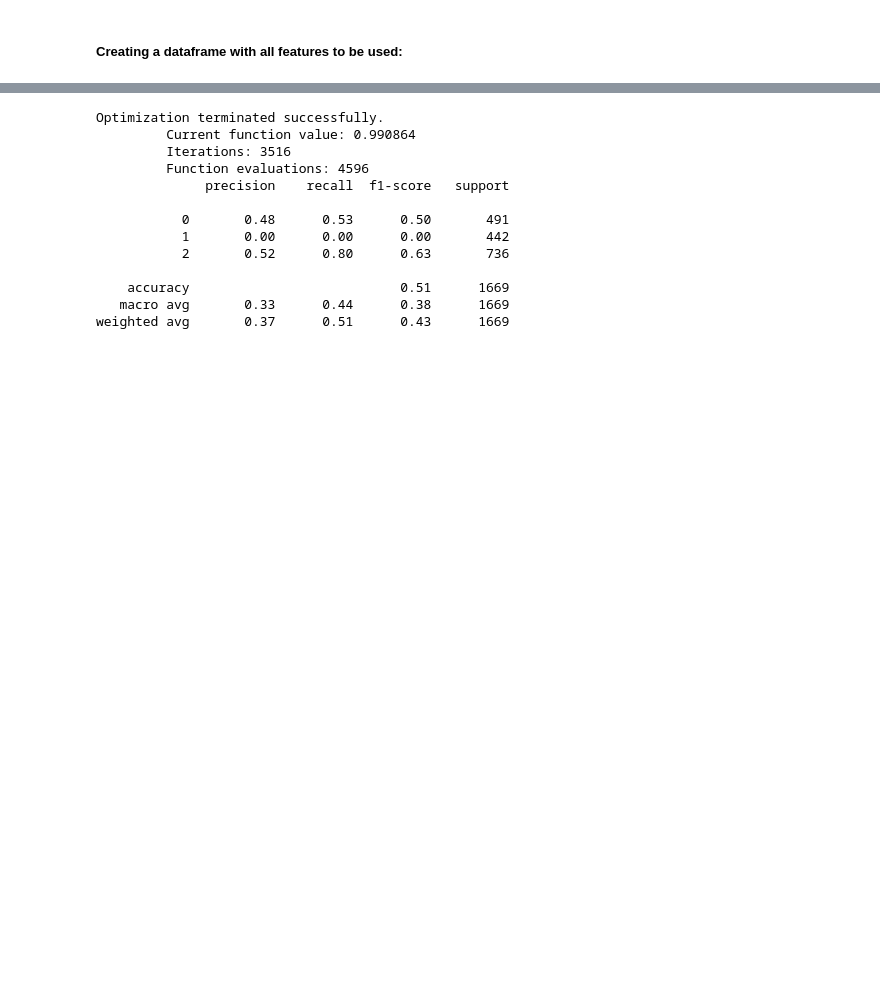
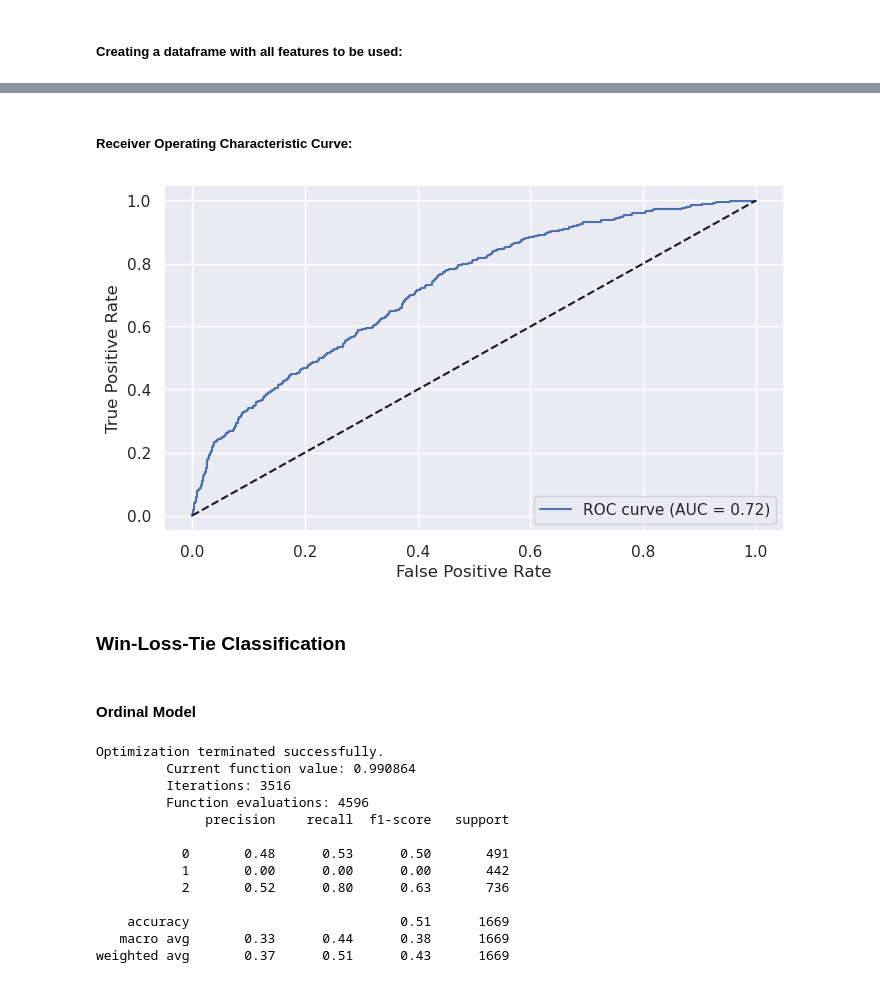
Before and after one commit to gediminas-skvarnavicius/football-db-analysis, a Jupyter notebook: analysis.ipynb, the cells around one changed output, grey strips where cells are left out. Drawn from its saved outputs; the diff is of its cells as text; code cells hidden in the pictures; blank space fills up the shorter version.

```diff
--- a/analysis.ipynb
+++ b/analysis.ipynb
@@ -1514,0 +1549,25 @@ match_win_final_df['w_l_t']=pd.Categorical(match_win_final_df['w_l_t'],categorie
+# %%
+home_loss_final_target = match_win_final_df["home_loss"]
+home_loss_final_features = match_win_final_df[team_feat_names+rfe_selected_columns.to_list()]
+
+# Splitting the data into training and test sets
+X_train_loss, X_test_loss, y_train_loss, y_test_loss = train_test_split(
+    home_loss_final_features,
+    home_loss_final_target,
+    test_size=0.33,
+    random_state=1,
+)
+
+# Scaling the data
+final_feat_scaler = StandardScaler()
+X_train_loss = player_feat_scaler.fit_transform(X_train_loss)
+X_test_loss = player_feat_scaler.fit_transform(X_test_loss)
+
+# Create and fit the logistic regression model
+logit_model_loss = sm.Logit(y_train_loss, sm.add_constant(X_train_loss))
+result_loss_final = logit_model_loss.fit_regularized(
+    method="l1_cvxopt_cp", alpha=0, disp=0
+)
+
+# Predict using the trained model
+predictions_loss_final = result_loss_final.predict(sm.add_constant(X_test_loss))
@@ -1515,3 +1606,22 @@ match_win_final_df['w_l_t']=pd.Categorical(match_win_final_df['w_l_t'],categorie
+# %% [markdown]
+##### Receiver Operating Characteristic Curve:
+# %%
+fpr, tpr, thresholds = roc_curve(y_test_loss, predictions_loss_final)
+auc_score = roc_auc_score(y_test_loss, predictions_loss_final)
+
+fig_roc_loss, ax_roc_loss = plt.subplots(figsize=(base_fig_width, base_fig_height))
+ax_roc_loss.plot(fpr, tpr, label="ROC curve (AUC = %0.2f)" % auc_score)
+ax_roc_loss.plot([0, 1], [0, 1], "k--")  # Random guessing line
+ax_roc_loss.set_xlabel("False Positive Rate")
+ax_roc_loss.set_ylabel("True Positive Rate")
+ax_roc_loss.legend(loc="lower right")
+plt.show()
+# %% [output]
+[figure, added]
+# %% [markdown]
+### Win-Loss-Tie Classification
+# %% [markdown]
+#### Ordinal Model
 # %%
 from statsmodels.miscmodels.ordinal_model import OrderedModel
 
```
Also changed, not shown: parts of 40 cells of this notebook, 1 other file.
